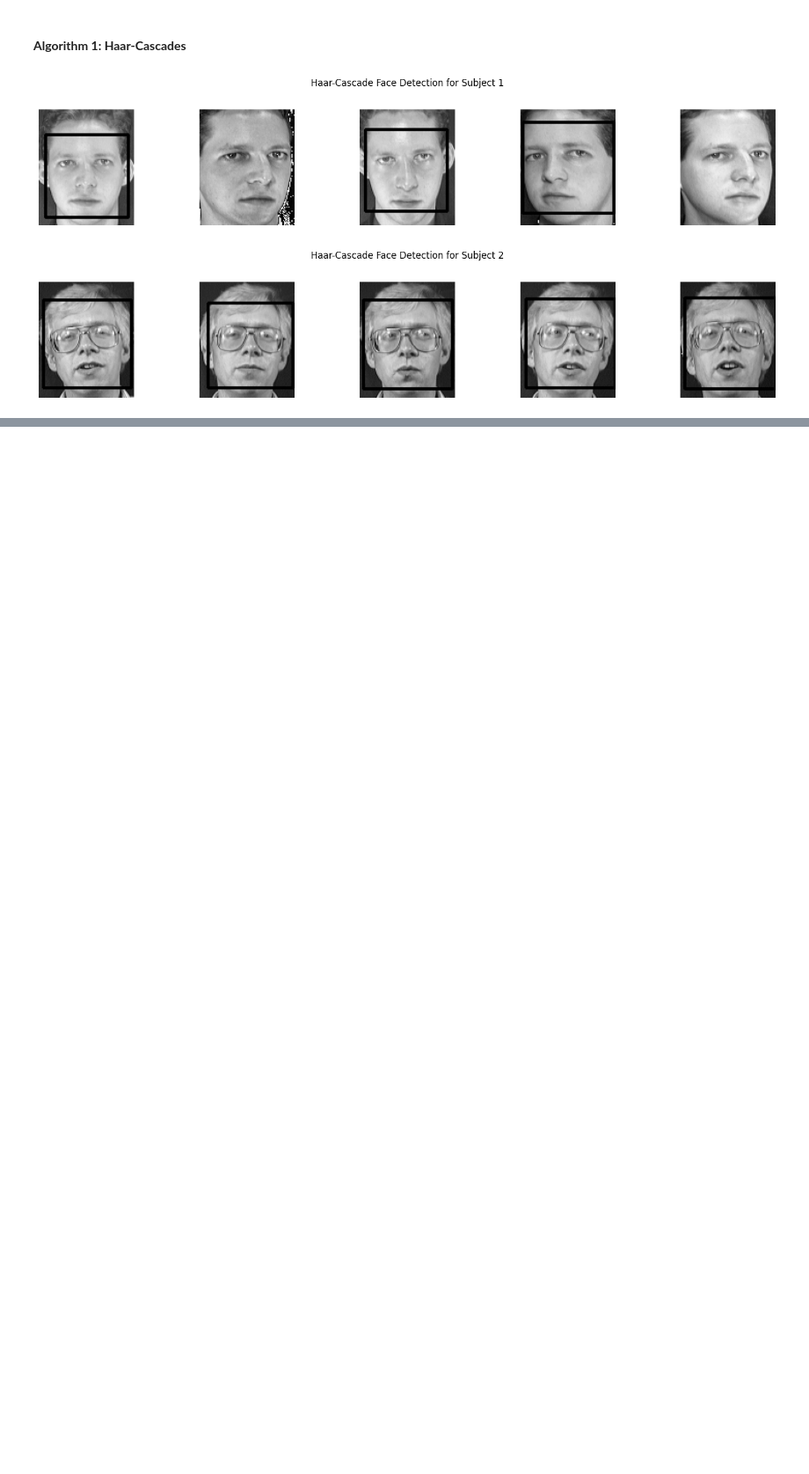
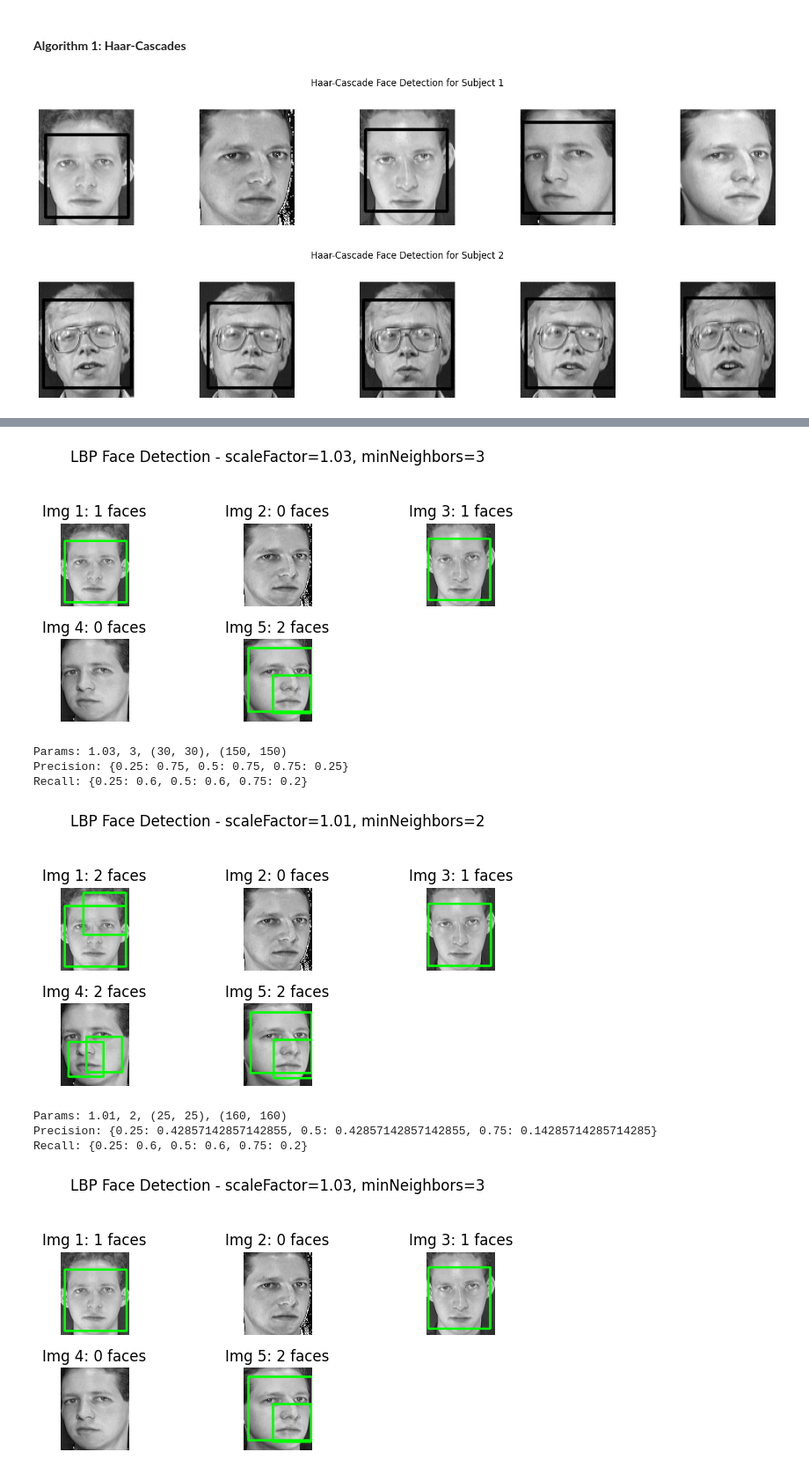
Before and after one commit to TaniaRizwan/FaceDetectionRecognition, a Jupyter notebook: ENCM509_Project6a_Group43.ipynb, the cells around one changed output, grey strips where cells are left out. Shown at 88% size. Saved outputs shown, nothing was run; the diff lists cells and outputs as text; code cells hidden in the pictures; blank space fills up the shorter version.

```diff
--- a/ENCM509_Project6a_Group43.ipynb
+++ b/ENCM509_Project6a_Group43.ipynb
@@ -439,0 +442,23 @@ def evaluate_detection(ground_truths, detections, thresholds=[0.25, 0.5, 0.75]):
+# %%
+lbp_cascade = cv2.CascadeClassifier('lbpcascade_frontalface.xml')
+# %%
+def detect_faces_lbp(img, scaleFactor=1.1, minNeighbors=5, minSize=(30, 30), maxSize=(200, 200)):
+    """
+    Perform face detection using LBP cascade.
+
+    Parameters:
+    img - grayscale image
+    scaleFactor, minNeighbors, minSize, maxSize - detection parameters
+
+    Returns:
+    face_boxes - list of bounding boxes (x, y, w, h)
+    """
+    lbp_cascade = cv2.CascadeClassifier('lbpcascade_frontalface.xml')
+    face_boxes = lbp_cascade.detectMultiScale(
+        img,
+        scaleFactor=scaleFactor,
+        minNeighbors=minNeighbors,
+        minSize=minSize,
+        maxSize=maxSize
+    )
+    return face_boxes
@@ -439,0 +504,31 @@ def evaluate_detection(ground_truths, detections, thresholds=[0.25, 0.5, 0.75]):
+# %%
+params_list = [
+    (1.03, 3, (30, 30), (150, 150)),
+    (1.01, 2, (25, 25), (160, 160)),
+    (1.03, 3, (20, 20), (300, 300)),
+    (1.01, 2, (20, 20), (300, 300)),
+    (1.1, 5, (30, 30), (150, 150)),
+    (1.2, 4, (20, 20), (200, 200)),
+    (1.1, 5, (20, 20), (300, 300)),
+    (1.2, 4, (20, 20), (300, 300)),
+    (1.05, 6, (40, 40), (180, 180))
+]
+
+for scaleFactor, minNeighbors, minSize, maxSize in params_list:
+    detections_s1 = evaluate_lbp_on_subject(S1_processed, M, irow1, icol1,
+                                            scaleFactor, minNeighbors, minSize, maxSize)
+    # Do the same for subject 2
+    precision, recall = evaluate_detection(gt_subject1, detections_s1)
+    print(f"Params: {scaleFactor}, {minNeighbors}, {minSize}, {maxSize}")
+    print(f"Precision: {precision}")
+    print(f"Recall: {recall}")
+# %% [output]
+[figure, added]
+Params: 1.03, 3, (30, 30), (150, 150)
+Precision: {0.25: 0.75, 0.5: 0.75, 0.75: 0.25}
+Recall: {0.25: 0.6, 0.5: 0.6, 0.75: 0.2}
+[figure, added]
+Params: 1.01, 2, (25, 25), (160, 160)
+Precision: {0.25: 0.42857142857142855, 0.5: 0.42857142857142855, 0.75: 0.14285714285714285}
+Recall: {0.25: 0.6, 0.5: 0.6, 0.75: 0.2}
+[figure, added]
```
Also changed, not shown: parts of 10 cells of this notebook, 1 other file.
